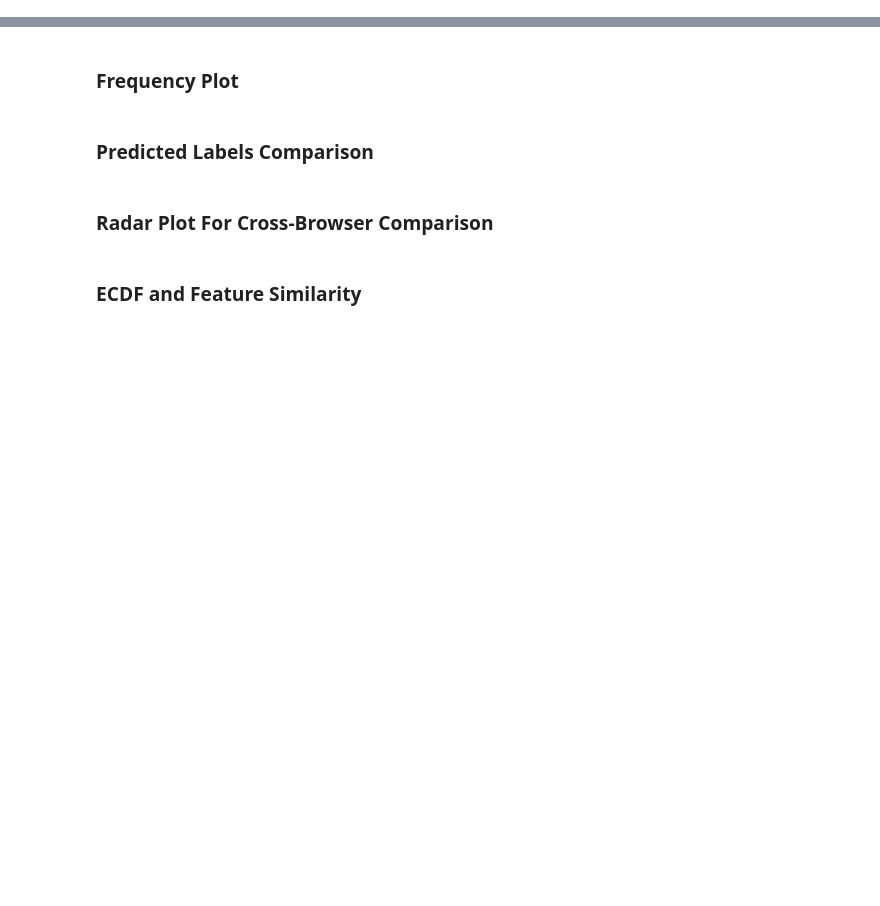
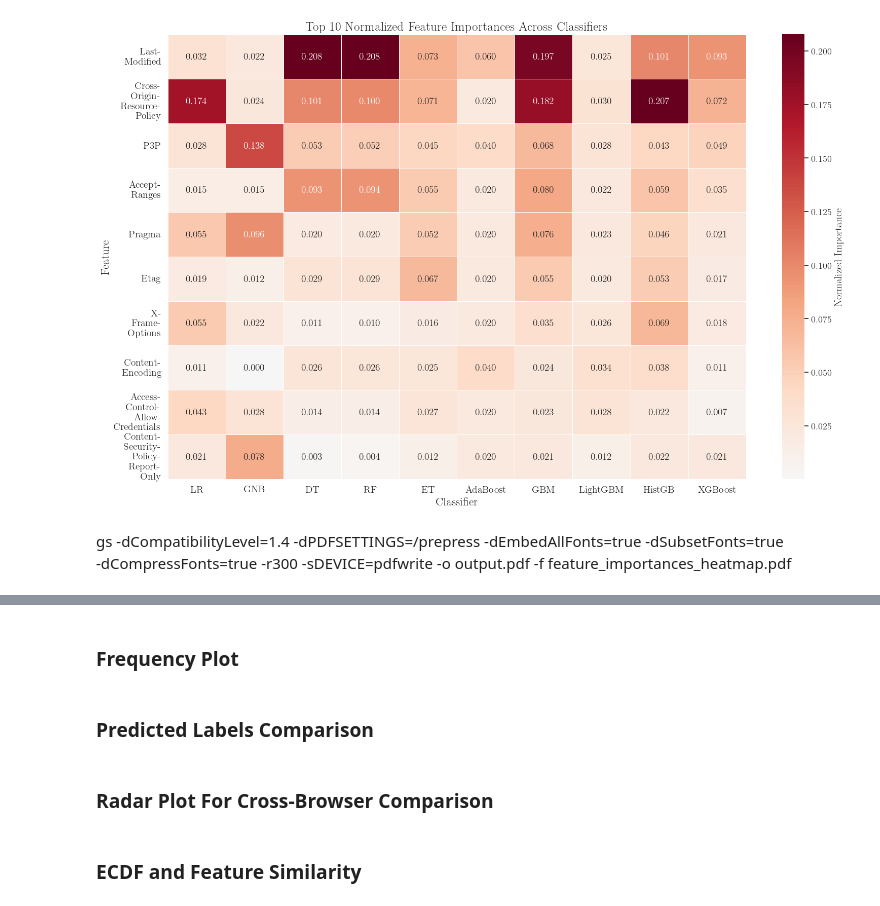
Before and after one commit to wolfrieder/http-response-classifier, a Jupyter notebook: notebooks/submission_figures.ipynb, the cells around one changed output, grey strips where cells are left out. Saved outputs shown, nothing was run; the diff lists cells and outputs as text; code cells hidden in the pictures; blank space fills up the shorter version.

```diff
--- a/notebooks/submission_figures.ipynb
+++ b/notebooks/submission_figures.ipynb
@@ -62,4 +61,4 @@ response_data = pd.read_parquet('../data/processed/chrome/08_12_2022/test_set_fe
 # %%
-request_data = pd.read_parquet('../data/processed/firefox/08_12_2022/merged_data_featurized_request_BE.parquet.gzip', engine='pyarrow', dtype_backend='pyarrow')
+request_data = pd.read_parquet('../data/submission/processed/chrome/08_12_2022/test_set_featurized_request_BE.parquet.gzip', engine='pyarrow', dtype_backend='pyarrow')
 # %%
 request_data
@@ -115,7 +142,7 @@ feature_importances_dict = {name: pd.Series(dtype=float) for name in classifiers
 
 # Load the models and compute feature importances
 for name, file in classifiers.items():
-    gzip_path = f"../models/chrome/08_12_2022/request/{file}" # do not forget to change filename to response or request
+    gzip_path = f"../models/classifiers_submission/chrome/08_12_2022/response/{file}" # do not forget to change filename to response or request
     clf = load_model(gzip_path)
     if hasattr(clf, 'feature_importances_'):
         importances = clf.feature_importances_
@@ -182,3 +195,43 @@ plt.show()
+# %%
+# Plot heatmap with a diverging color palette
+plt.figure(figsize=(16, 10))
+sns.set(font_scale=1.2)
+plt.rcParams.update({
+    "text.usetex": True,
+    "font.family": "serif",
+    "font.serif": ["Computer Modern Roman"],
+    "font.size": 14,
+    # "pdf.fonttype": 3,
+    "text.latex.preamble": r"\usepackage[T1]{fontenc}",
+    })
+heatmap = sns.heatmap(
+    feature_importances_top_df,
+    annot=True,
+    cmap='RdBu_r',
+    center=0,
+    linewidths=.5,
+    cbar_kws={'label': 'Normalized Importance'},
+    fmt='.3f',
+    annot_kws={"size": 14, "weight": "bold"}
+)
+custom_labels = ["LR", "GNB", "DT", "RF", "ET", "AdaBoost", "GBM", "LightGBM", "HistGB", "XGBoost"]
+
+heatmap.set_title('Top 10 Normalized Feature Importances Across Classifiers', fontsize=18)
+heatmap.set_xlabel('Classifier', fontsize=16)
+heatmap.set_ylabel('Feature', fontsize=16)
+heatmap.set_xticklabels(custom_labels, rotation=0, ha='center', fontsize=14)
+plt.yticks(fontsize=14)
+
+plt.tight_layout()
+plt.savefig('feature_importances_heatmap.pdf', format='pdf', bbox_inches='tight', pad_inches=0.1)
+
+# Show the plot
+plt.show()
+# %% [output]
+[figure, added]
+# %% [markdown]
+gs -dCompatibilityLevel=1.4 -dPDFSETTINGS=/prepress -dEmbedAllFonts=true -dSubsetFonts=true \
+   -dCompressFonts=true -r300 -sDEVICE=pdfwrite -o output.pdf -f feature_importances_heatmap.pdf
 # %%
 # Create DataFrame for heatmap
 feature_importances_top_df = pd.DataFrame({name: feature_importances_dict[name].reindex(top_combined_features).fillna(0) for name in classifiers})
```
Also changed, not shown: parts of 8 cells of this notebook, 16 other files.
